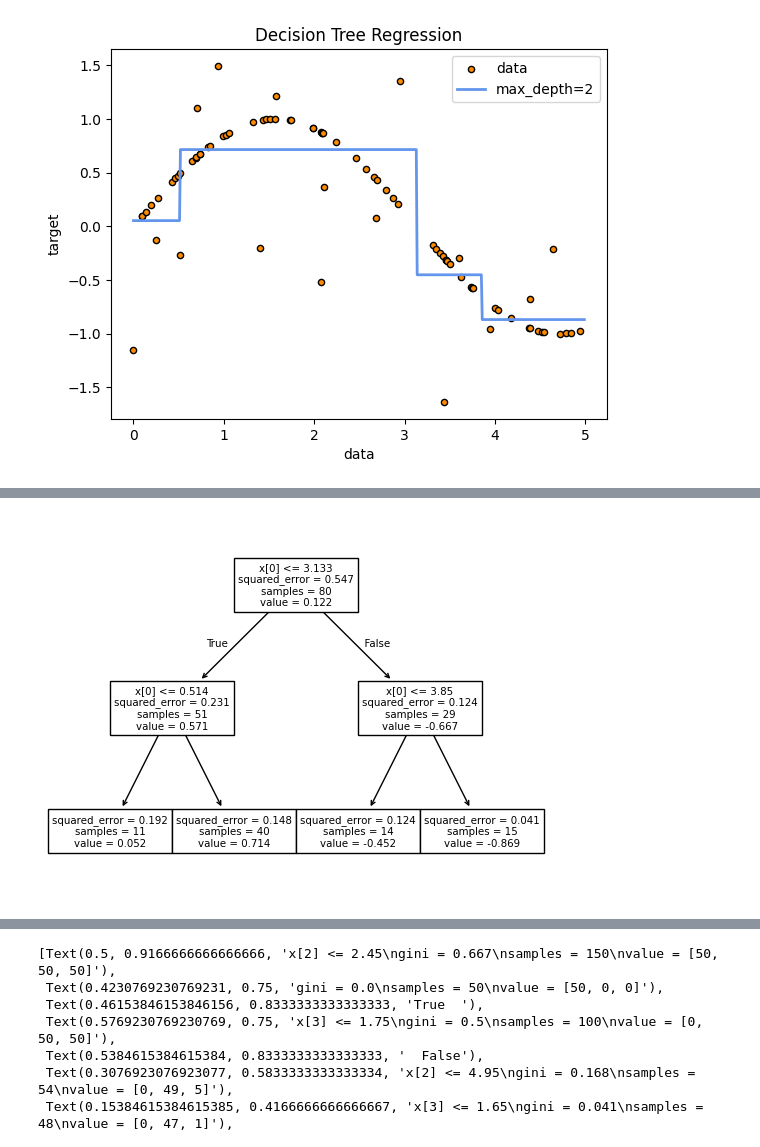
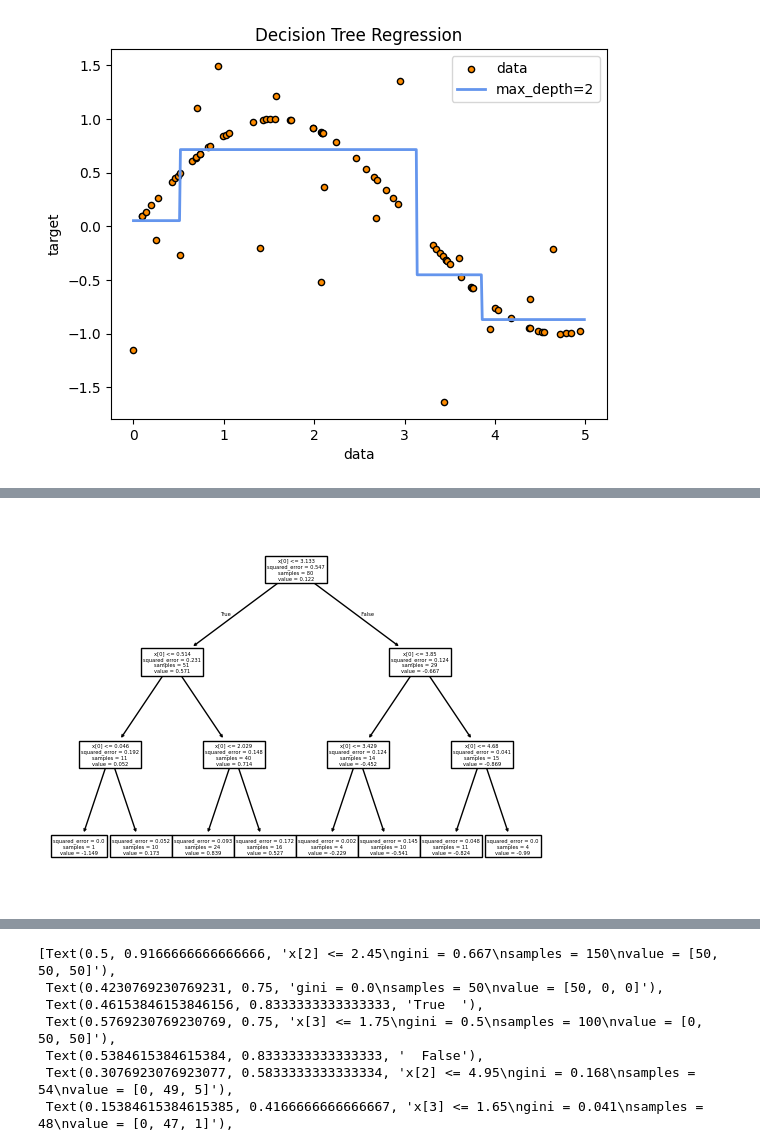
Before and after one commit to ptresson/rf_presentation, a Jupyter notebook: decision_trees.ipynb, the cells around one changed output, grey strips where cells are left out. Drawn from its saved outputs; the diff is of its cells as text; code cells hidden in the pictures.

Commit message:
add depth and overfitting example

```diff
--- a/decision_trees.ipynb
+++ b/decision_trees.ipynb
@@ -12,7 +12,9 @@ y[::5] += 3 * (0.5 - rng.rand(16))
 from sklearn.tree import DecisionTreeRegressor
 
 regr_1 = DecisionTreeRegressor(max_depth=2)
-regr_2 = DecisionTreeRegressor(max_depth=5)
+regr_2 = DecisionTreeRegressor(max_depth=3)
+regr_3 = DecisionTreeRegressor(max_depth=6)
 regr_1.fit(X, y)
 regr_2.fit(X, y)
+regr_3.fit(X, y)
 # %% [output]
@@ -39,6 +58,6 @@ plt.show()
 # %%
 from sklearn import tree
-tree.plot_tree(regr_1)
-plt.savefig('./figs/regression_tree.png')
+tree.plot_tree(regr_2)
+plt.savefig('./figs/regression_tree2.png')
 # %% [output]
-[figure, old version]
+[figure, new version]
```
Also changed, not shown: parts of 6 cells of this notebook, 6 other files.
